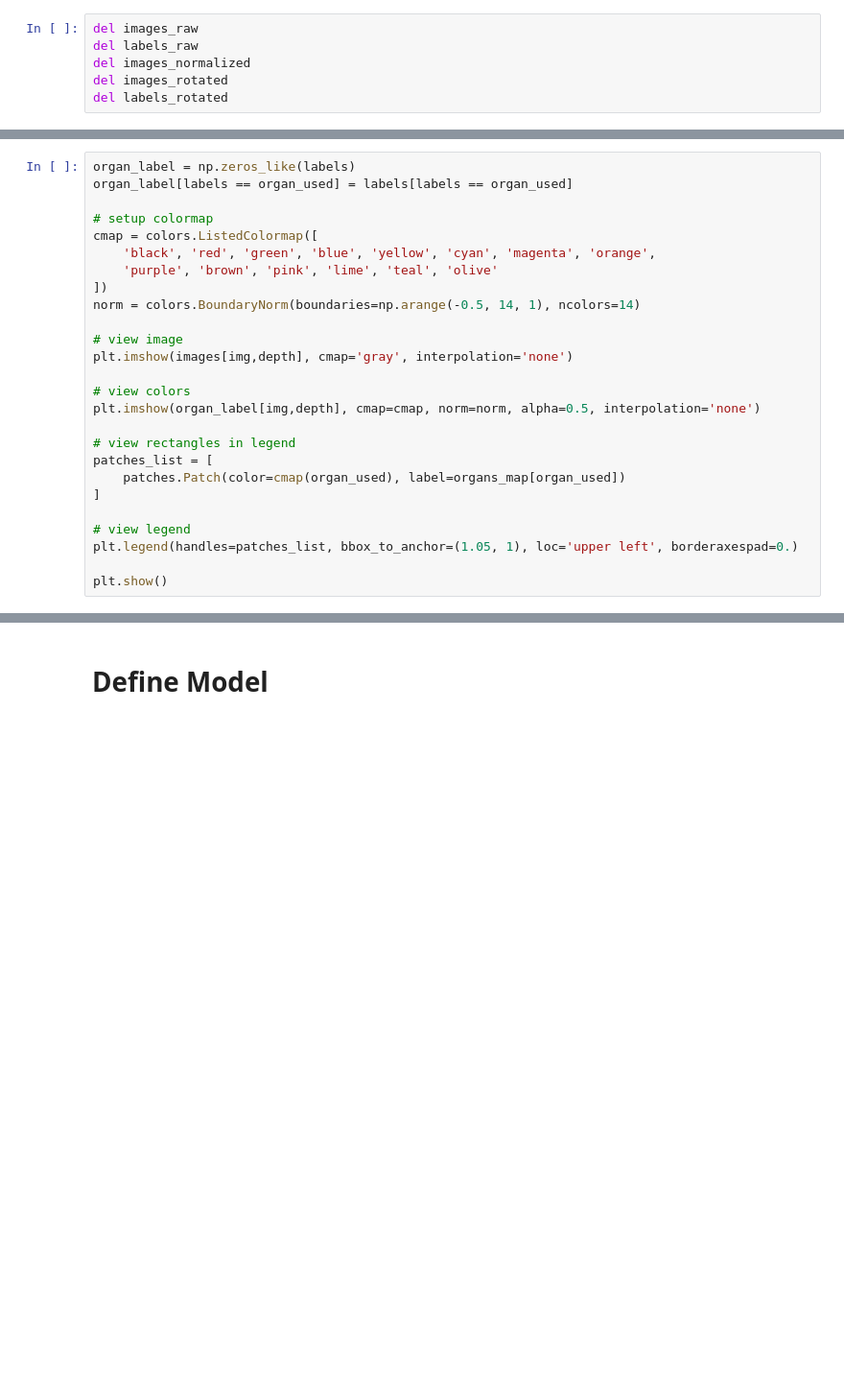
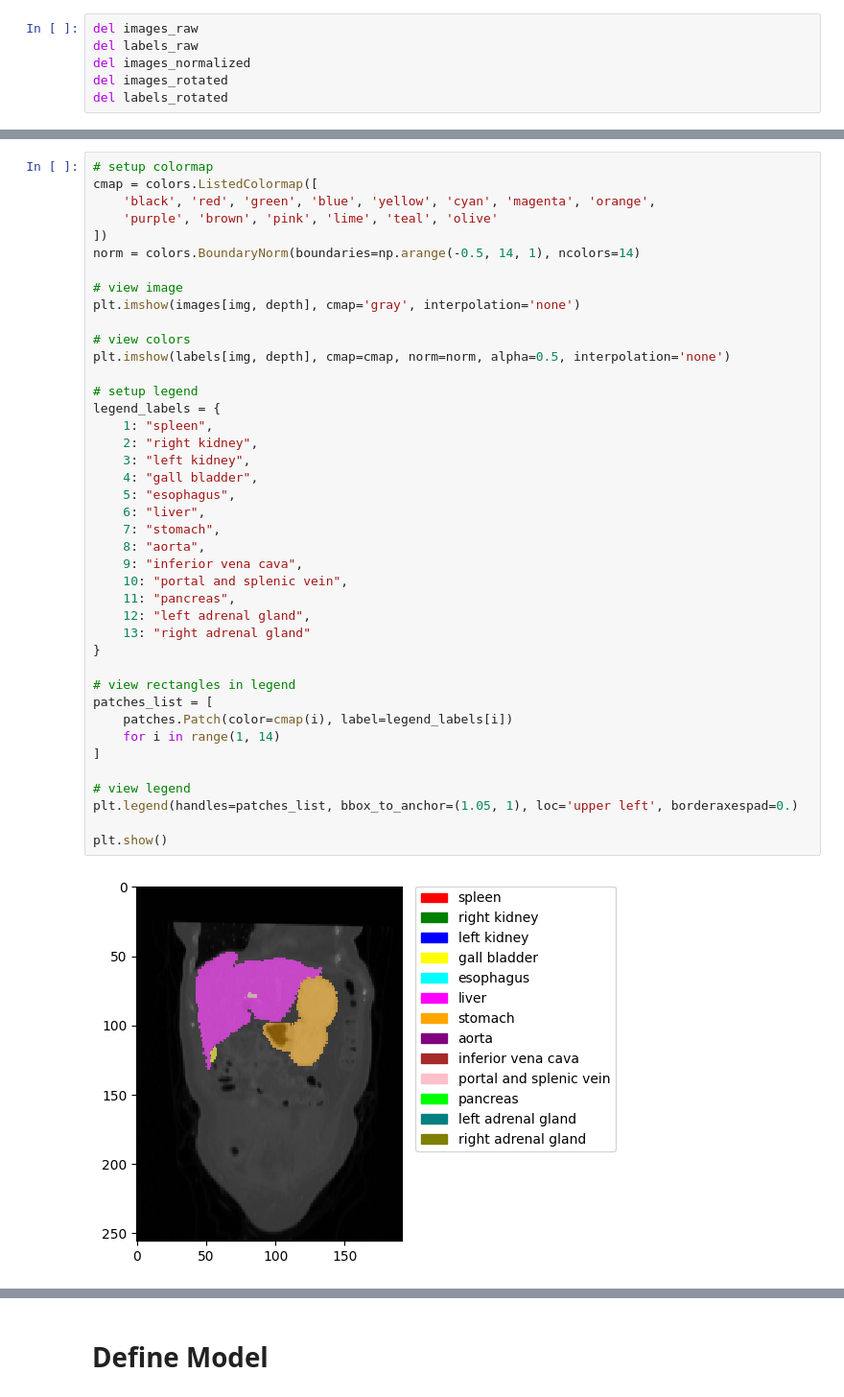
Before and after one commit to tdiepenb/MedicalImageRegistration, a Jupyter notebook: AbdomenCTCT/AbdomenCTCT_comparison.ipynb, the cells around one changed output, grey strips where cells are left out. Shown at 96% size. Saved outputs shown, nothing was run; the diff lists cells and outputs as text; blank space fills up the shorter version.

```diff
--- a/AbdomenCTCT/AbdomenCTCT_comparison.ipynb
+++ b/AbdomenCTCT/AbdomenCTCT_comparison.ipynb
@@ -114,26 +142,43 @@ ax2.axis("off")
 # %%
-organ_label = np.zeros_like(labels)
-organ_label[labels == organ_used] = labels[labels == organ_used]
-
 # setup colormap
 cmap = colors.ListedColormap([
     'black', 'red', 'green', 'blue', 'yellow', 'cyan', 'magenta', 'orange',
     'purple', 'brown', 'pink', 'lime', 'teal', 'olive'
 ])
 norm = colors.BoundaryNorm(boundaries=np.arange(-0.5, 14, 1), ncolors=14)
 
 # view image
-plt.imshow(images[img,depth], cmap='gray', interpolation='none')
+plt.imshow(images[img, depth], cmap='gray', interpolation='none')
 
 # view colors
-plt.imshow(organ_label[img,depth], cmap=cmap, norm=norm, alpha=0.5, interpolation='none')
+plt.imshow(labels[img, depth], cmap=cmap, norm=norm, alpha=0.5, interpolation='none')
+
+# setup legend
+legend_labels = {
+    1: "spleen",
+    2: "right kidney",
+    3: "left kidney",
+    4: "gall bladder",
+    5: "esophagus",
+    6: "liver",
+    7: "stomach",
+    8: "aorta",
+    9: "inferior vena cava",
+    10: "portal and splenic vein",
+    11: "pancreas",
+    12: "left adrenal gland",
+    13: "right adrenal gland"
+}
 
 # view rectangles in legend
 patches_list = [
-    patches.Patch(color=cmap(organ_used), label=organs_map[organ_used])
+    patches.Patch(color=cmap(i), label=legend_labels[i])
+    for i in range(1, 14)
 ]
 
 # view legend
 plt.legend(handles=patches_list, bbox_to_anchor=(1.05, 1), loc='upper left', borderaxespad=0.)
 
 plt.show()
+# %% [output]
+[figure, added]
```
Also changed, not shown: parts of 30 cells of this notebook.
